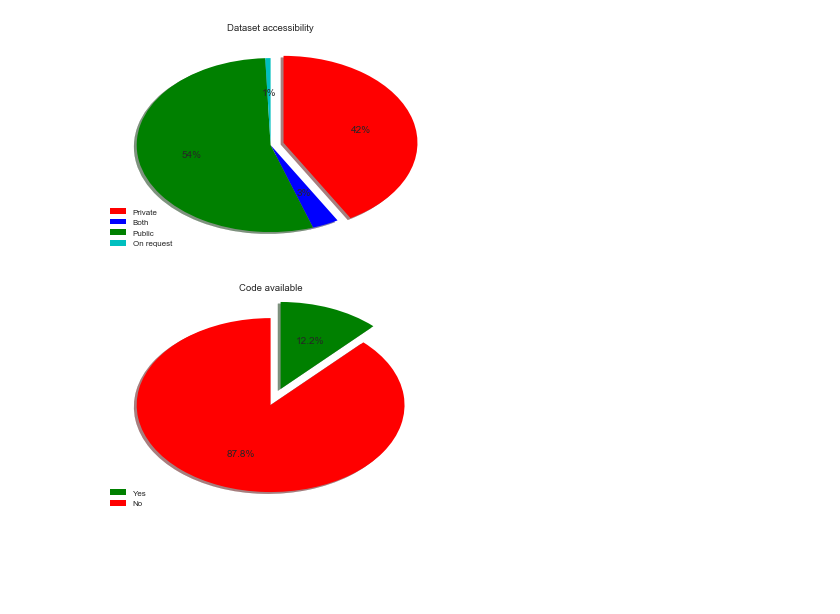
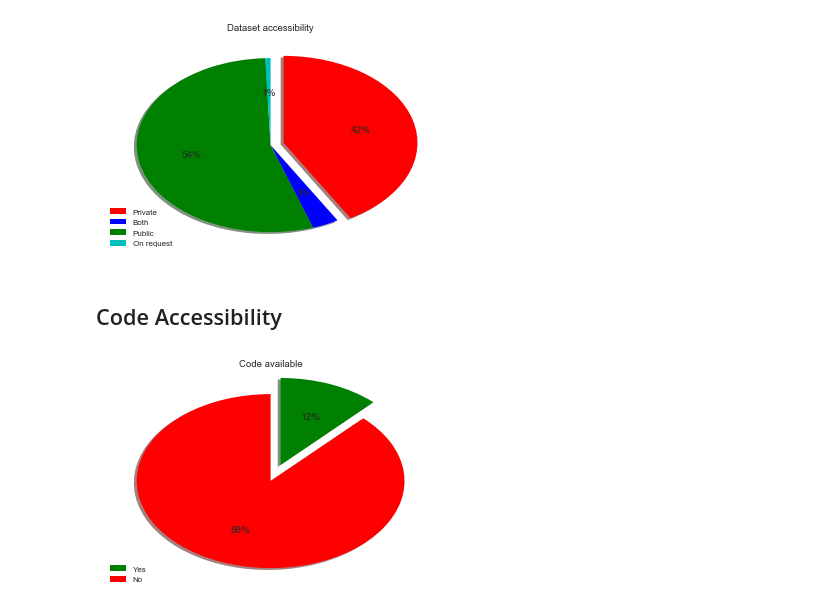
Before and after one commit to hubertjb/dl-eeg-review, a Jupyter notebook: sandbox.ipynb, the cells around one changed output. Cells and saved outputs as stored; diff of their text form; code cells hidden in the pictures; blank space fills up the shorter version.

```diff
--- a/sandbox.ipynb
+++ b/sandbox.ipynb
@@ -190,19 +193,21 @@ plt.savefig("./figs/{}.eps".format(col_name), bbox_inches='tight', format='eps',
 plt.show()
 # %% [output]
 [figure]
+# %% [markdown]
+## Code Accessibility
 # %%
 col_name = 'Code available'
 col_options = ['Yes', 'No']    # To control the order and plot color/explode.
 values = [df[col_name].value_counts()[col_options[0]], df[col_name].value_counts()[col_options[1]]]
 values = [df['Code available'].value_counts()['Yes'], df['Code available'].value_counts()['No']]
 colors = ['g', 'r']
 explode = (0.2, 0)
 
 fig = plt.figure()
-plt.pie(values, colors=colors, explode=explode, counterclock=False, shadow=True, autopct='%1.1f%%', startangle=90)
+plt.pie(values, colors=colors, explode=explode, counterclock=False, shadow=True, autopct='%1.0f%%', startangle=90)
 plt.title(col_name)
 plt.legend(col_options, loc=3)
 plt.savefig("./figs/{}.eps".format(col_name), bbox_inches='tight', format='eps', dpi=1000) # Needs to be before plt.show()
 plt.show()
 # %% [output]
-[figure, old version]
+[figure, new version]
```
Also changed, not shown: parts of 7 cells of this notebook, 2 other files.
